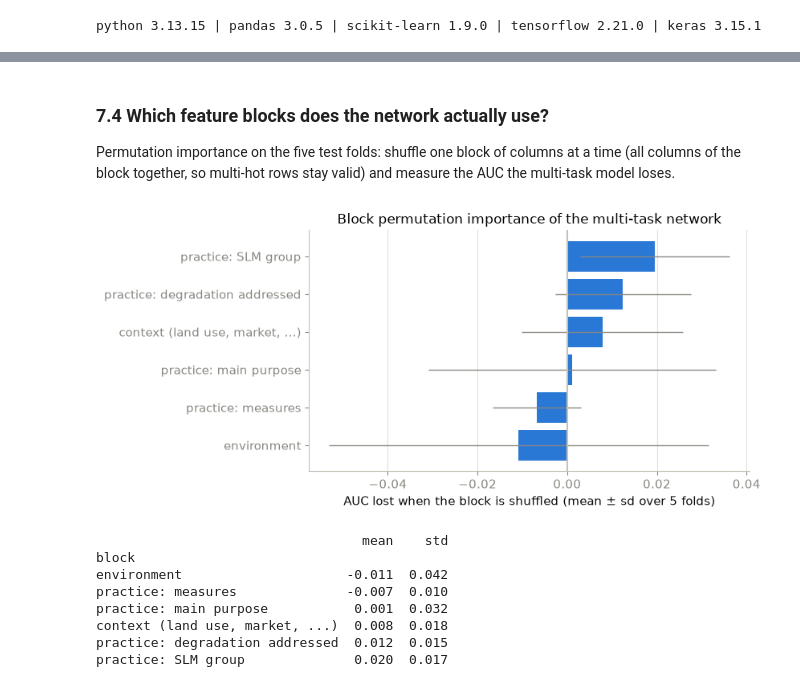
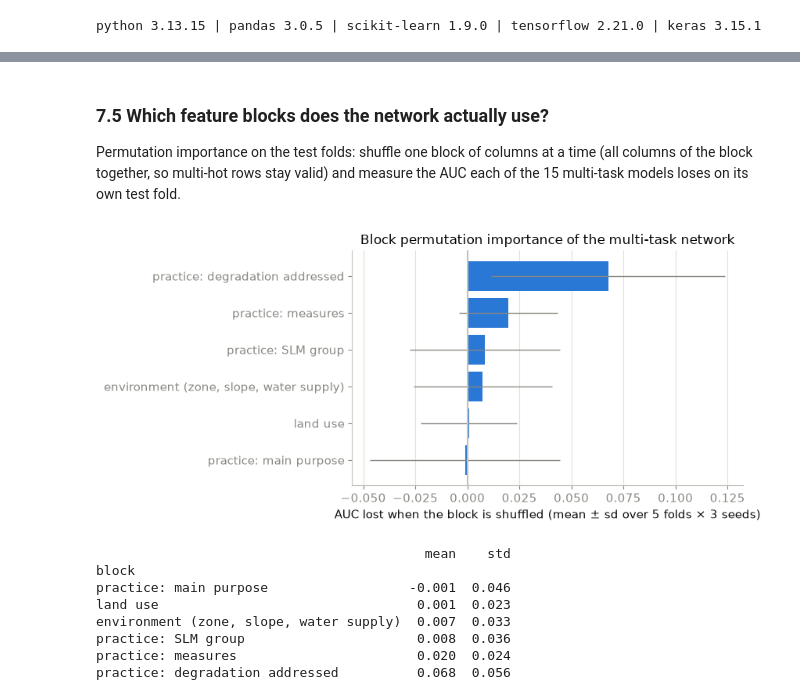
Before and after one commit to nmkearney/CAS-AML-WOCAT, a Jupyter notebook: module2_biodiversity_neural_networks.ipynb, the cells around one changed output, grey strips where cells are left out. Drawn from its saved outputs; the diff is of its cells as text; code cells hidden in the pictures.

```diff
--- a/module2_biodiversity_neural_networks.ipynb
+++ b/module2_biodiversity_neural_networks.ipynb
@@ -515,6 +627,6 @@ def build_multitask(indicator_bias=None, hidden=(128, 64), dropout=0.3, l2=1e-4,
                   metrics={"bio_high": [keras.metrics.AUC(name="auc")], "indicators": [masked_mae]})
     return model
 
-scores_C, models_C, hists_C = run_keras_cv(lambda idx: build_multitask(indicator_bias=np.nanmean(Y_IND[idx], axis=0)),
-                                           X, extra_targets={"indicators": Y_IND}, name="2. Multi-task net (8 indicators + high/low)")
+scores_C, models_C = run_keras_seeds(lambda idx: build_multitask(indicator_bias=np.nanmean(Y_IND[idx], axis=0)),
+                                     X, extra_targets={"indicators": Y_IND}, name="2. Multi-task net (8 indicators + high/low)")
 # %% [output]
@@ -522,6 +634,6 @@ scores_C, models_C, hists_C = run_keras_cv(lambda idx: build_multitask(indicator
 # %%
 rows = []
-for model, (tr, te) in zip(models_C, FOLDS):
+for model, (tr, te) in zip(models_C, FOLDS * len(SEEDS)):
     pred = model.predict(X[te], verbose=0)["indicators"]
     for j, b in enumerate(BIO):
         m = ~np.isnan(Y_IND[te, j])
@@ -535,7 +647,7 @@ skill = pd.DataFrame(rows).groupby("indicator").agg(n=("n", "sum"), skill=("skil
 fig, ax = plt.subplots(figsize=(8, 4.2))
 ax.barh(skill.index, skill["skill"], xerr=skill["sd"], color=[C_BLUE if s >= 0 else C_RED for s in skill["skill"]], error_kw=dict(ecolor=INK_MUTED, lw=1))
 ax.axvline(0, color=NEUTRAL); ax.set_xlabel("skill vs. predicting the training mean   (1 − MSE model / MSE mean)")
-ax.set_title("Per-indicator skill of the multi-task network on unseen countries"); tidy(ax, "x")
+ax.set_title("Per-indicator skill of the multi-task network on unseen countries (5 folds × 3 seeds)"); tidy(ax, "x")
 plt.tight_layout(); plt.show()
 print(skill.round(3).to_string())
 # %% [output]
@@ -584,0 +714,26 @@ approach
+# %%
+EXTRA = ["rainfall", "altitude", "landform", "soil_depth", "soil_texture", "topsoil_organic",   # fields research.md does not list
+         "market_orientation", "mechanisation", "land_size", "wealth"]
+X_research = encode_onehot(wocat)
+X_extended = encode_onehot(wocat, SINGLE + EXTRA, MULTI)
+biomass, mean8 = bio_all[TARGET], bio_all["bio_mean"]
+VARIANTS = [  # (target, split, features, label, rows)
+    ("biomass", "> median (+3 vs rest)", "research.md", biomass > MEDIAN, biomass.notna()),
+    ("biomass", ">= median (+2, +3 vs rest)", "research.md", biomass >= MEDIAN, biomass.notna()),
+    ("biomass", "> median (+3 vs rest)", "research.md + 10 extra", biomass > MEDIAN, biomass.notna()),
+    ("8-indicator mean", "> its median", "research.md", mean8 > mean8.median(), mean8.notna()),
+    ("8-indicator mean", "> its median", "research.md + 10 extra", mean8 > mean8.median(), mean8.notna()),
+]
+rows = []
+for target, split, feats, label, keep in VARIANTS:
+    ids = bio_all.loc[keep, "technology_id"]
+    Xv = (X_research if feats == "research.md" else X_extended).loc[ids].to_numpy(dtype=np.float32)
+    yv, gv = label[keep].astype(int).to_numpy(), bio_all.loc[keep, "country_name"].to_numpy()
+    folds_v = list(StratifiedGroupKFold(n_splits=5, shuffle=True, random_state=SEED).split(Xv, yv, gv))
+    row = {"target": target, "split": split, "features": f"{feats} ({Xv.shape[1]})", "records": len(yv), "share high": yv.mean()}
+    for short, make in [("logistic reg.", make_logreg), ("random forest", make_forest)]:
+        auc = pd.DataFrame(cv_sklearn(make, Xv, yv, folds_v))["AUC"]
+        row[f"{short} AUC"], row[f"{short} sd"] = auc.mean(), auc.std()
+    rows.append(row)
+sensitivity = pd.DataFrame(rows)
+print(sensitivity.round(3).to_string(index=False))
@@ -700,39 +874,40 @@ Pest / disease control      0.75
 # %% [markdown]
-### 7.4 Which feature blocks does the network actually use?
+### 7.5 Which feature blocks does the network actually use?
 
-Permutation importance on the five test folds: shuffle one block of columns at a time (all columns
-of the block together, so multi-hot rows stay valid) and measure the AUC the multi-task model loses.
+Permutation importance on the test folds: shuffle one block of columns at a time (all columns of
+the block together, so multi-hot rows stay valid) and measure the AUC each of the 15 multi-task
+models loses on its own test fold.
 # %%
-BLOCKS = {"environment": [j for j, c in enumerate(X_df.columns) if FIELD_OF[c] in ENVIRONMENT],
-          "context (land use, market, ...)": [j for j, c in enumerate(X_df.columns) if BLOCK_OF[FIELD_OF[c]] == "context"],
+BLOCKS = {"environment (zone, slope, water supply)": [j for j, c in enumerate(X_df.columns) if FIELD_OF[c] in ENVIRONMENT],
+          "land use": [j for j, c in enumerate(X_df.columns) if FIELD_OF[c] in LAND_USE],
           "practice: SLM group": [j for j, c in enumerate(X_df.columns) if FIELD_OF[c] == "slm_group"],
           "practice: measures": [j for j, c in enumerate(X_df.columns) if FIELD_OF[c] == "measures"],
           "practice: degradation addressed": [j for j, c in enumerate(X_df.columns) if FIELD_OF[c] == "degradation"],
           "practice: main purpose": [j for j, c in enumerate(X_df.columns) if FIELD_OF[c] == "main_purpose"]}
 rng = np.random.default_rng(SEED); rows = []
-for model, (tr, te) in zip(models_C, FOLDS):
+for model, (tr, te) in zip(models_C, FOLDS * len(SEEDS)):
     base = roc_auc_score(y[te], model.predict(X[te], verbose=0)["bio_high"].ravel())
     for name, cols in BLOCKS.items():
         drops = []
         for _ in range(5):
             Xp = X[te].copy(); Xp[:, cols] = Xp[rng.permutation(len(te))][:, cols]
             drops.append(base - roc_auc_score(y[te], model.predict(Xp, verbose=0)["bio_high"].ravel()))
         rows.append({"block": name, "AUC drop": np.mean(drops)})
 block_imp = pd.DataFrame(rows).groupby("block")["AUC drop"].agg(["mean", "std"]).sort_values("mean")
 fig, ax = plt.subplots(figsize=(8.5, 4))
 ax.barh(block_imp.index, block_imp["mean"], xerr=block_imp["std"], color=C_BLUE, error_kw=dict(ecolor=INK_MUTED, lw=1))
-ax.axvline(0, color=NEUTRAL); ax.set_xlabel("AUC lost when the block is shuffled (mean ± sd over 5 folds)")
+ax.axvline(0, color=NEUTRAL); ax.set_xlabel("AUC lost when the block is shuffled (mean ± sd over 5 folds × 3 seeds)")
 ax.set_title("Block permutation importance of the multi-task network"); tidy(ax, "x")
 plt.tight_layout(); plt.show()
 print(block_imp.round(3).to_string())
 # %% [output]
-[figure, old version]
+[figure, new version]
-                                  mean    std
+                                          mean    std
 block
-environment                     -0.011  0.042
-practice: measures              -0.007  0.010
-practice: main purpose           0.001  0.032
-context (land use, market, ...)  0.008  0.018
-practice: degradation addressed  0.012  0.015
-practice: SLM group              0.020  0.017
+practice: main purpose                  -0.001  0.046
+land use                                 0.001  0.023
+environment (zone, slope, water supply)  0.007  0.033
+practice: SLM group                      0.008  0.036
+practice: measures                       0.020  0.024
+practice: degradation addressed          0.068  0.056
 # %% [markdown]
```
Also changed, not shown: parts of 34 cells of this notebook.
